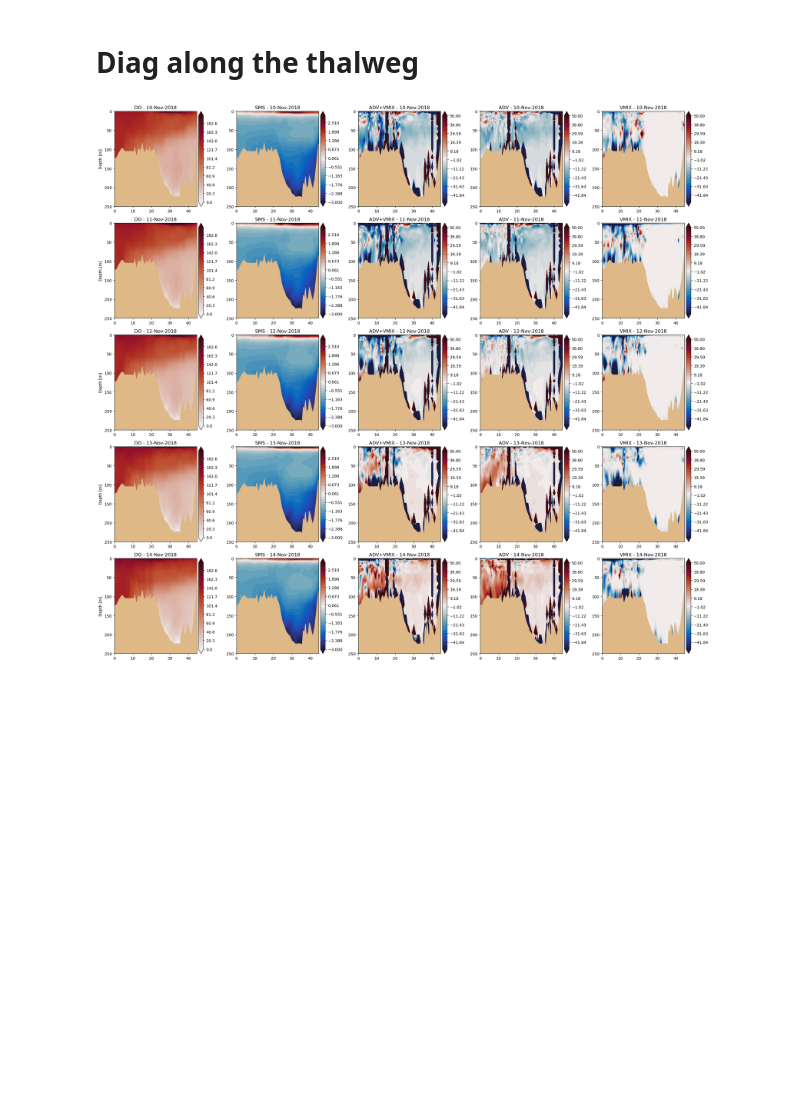
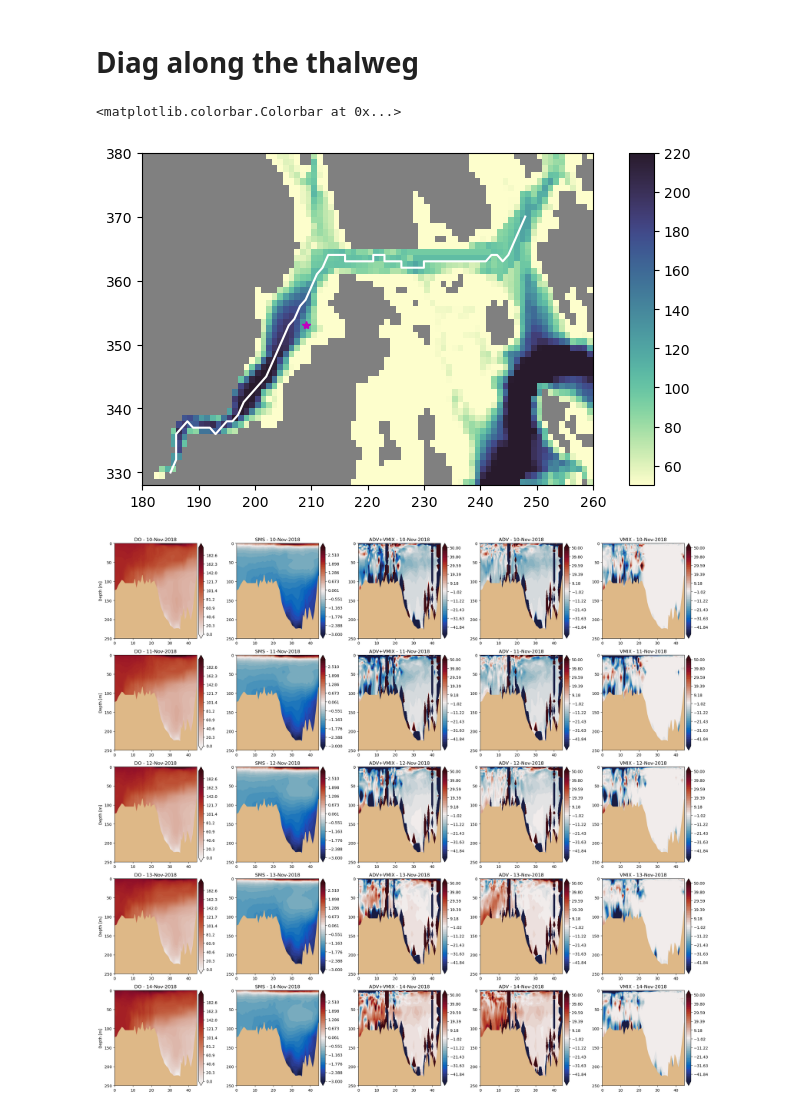
Before and after one commit to SalishSeaCast/analysis-abdoul, a Jupyter notebook: notebooks/salishsea_oxy/tests_salishsea_oxy_diag.ipynb, the cells around one changed output. Drawn from its saved outputs; the diff is of its cells as text; code cells hidden in the pictures; blank space fills up the shorter version.

Commit message:
Testing New Config, O2 diag at Patricia Bay and along the Thalweg

```diff
--- a/notebooks/salishsea_oxy/tests_salishsea_oxy_diag.ipynb
+++ b/notebooks/salishsea_oxy/tests_salishsea_oxy_diag.ipynb
@@ -211,6 +215,25 @@ bathyb = nc.Dataset('/ocean/atall/MOAD/analysis-abdoul/notebooks/bathy/bathymetr
 
 depthb = meshb.variables['gdept_0'][:]
 thalweg_pts = np.loadtxt(thalweg_file, delimiter=' ', dtype=int)
+# %%
+from mpl_toolkits.axes_grid1 import make_axes_locatable
+
+
+fig, ax = plt.subplots(1, 1, figsize=(7, 6))
+mycmap = cm.deep
+mycmap.set_bad('grey')
+im = ax.pcolormesh(bathyb.variables['Bathymetry'][:], cmap=mycmap, vmin=50, vmax=220)
+ax.plot(thalweg_pts[:,1],thalweg_pts[:,0],color='w')
+ax.plot(207+2, 354-1, '*m') # Patricia Bay (VENUS Instrument Plateform, CTDA and Oxygen rinko sensors)
+viz_tools.set_aspect(ax);
+ax.set_xlim([180, 260])
+ax.set_ylim([328, 380])
+divider = make_axes_locatable(ax)
+cax = divider.append_axes('right', size='5%', pad=0.05)
+fig.colorbar(im, cax=cax, orientation='vertical')
+# %% [output]
+<matplotlib.colorbar.Colorbar at 0x...>
+[figure, added]
 # %%
 fig, axs = plt.subplots(5, 5, figsize=(22, 20))
 lp, cpoxy, cpsms, cpdyn, cpadv, cpmix = 0, 0, 1, 2, 3, 4
```
Also changed, not shown: parts of 6 cells of this notebook.
